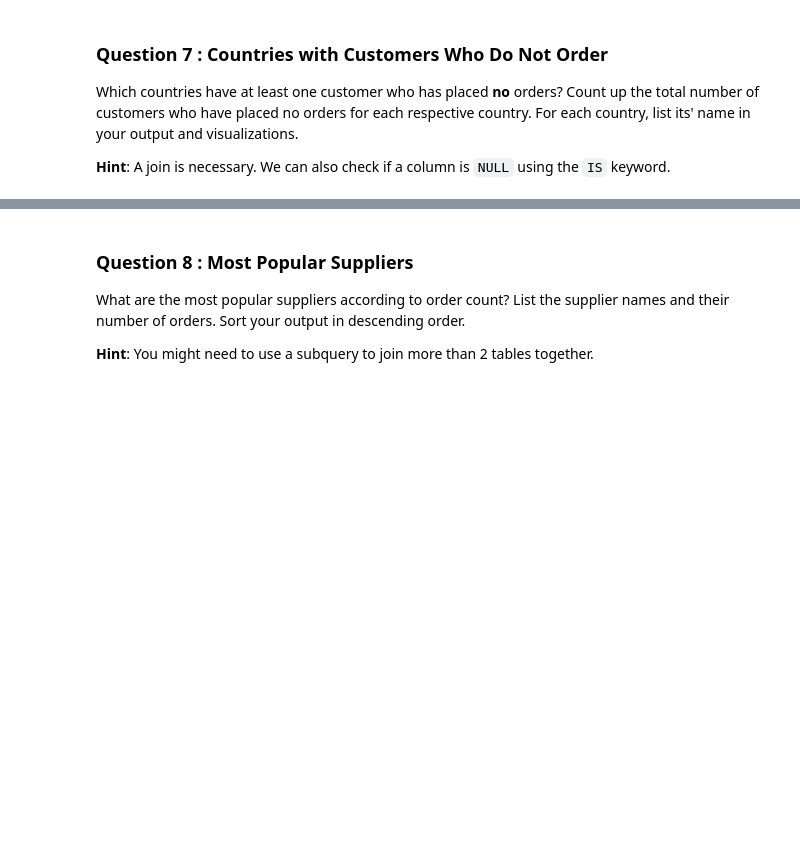
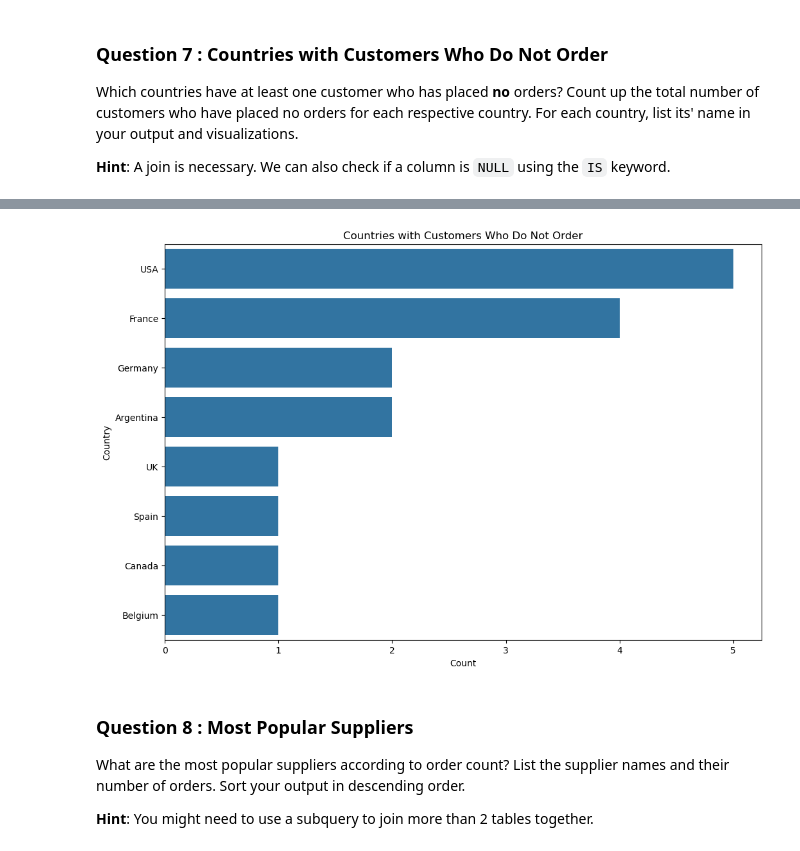
Before and after one commit to grullon-mina/AdHoc-Report, a Jupyter notebook: adhoc_report.ipynb, the cells around one changed output, grey strips where cells are left out. Drawn from its saved outputs; the diff is of its cells as text; code cells hidden in the pictures; blank space fills up the shorter version.

```diff
--- a/adhoc_report.ipynb
+++ b/adhoc_report.ipynb
@@ -236,7 +270,15 @@ Which countries have at least one customer who has placed **no** orders? Count u
 **Hint**: A join is necessary. We can also check if a column is `NULL` using the `IS` keyword.
 # %%
 # TODO: Write a SQL query which will answer the question above.
-...
+cursor.execute("""
+                SELECT c.country, COUNT(c.customerId) as no_orders
+                FROM Customers c
+                LEFT JOIN Orders o ON c.customerId = o.customerId
+                WHERE o.orderId IS NULL
+                GROUP BY c.country
+                ORDER BY no_orders DESC
+               """)
 
 # TODO: Fetch your list of tuples and print it out
-...
+rows = cursor.fetchall()
+rows
@@ -243,9 +294,13 @@ Which countries have at least one customer who has placed **no** orders? Count u
 # %%
 # TODO: Convert your list of tuples to a dataframe
-...
+df = pd.DataFrame(rows, columns=["Country", "Count"])
 
 # TODO: Generate a visualization on this dataframe
-...
+sns.barplot(data= df, y="Country", x="Count")
+plt.title("Countries with Customers Who Do Not Order")
+plt.show()
+# %% [output]
+[figure, added]
 # %% [markdown]
 ### Question 8 : Most Popular Suppliers
 
```
Also changed, not shown: parts of 15 cells of this notebook.
